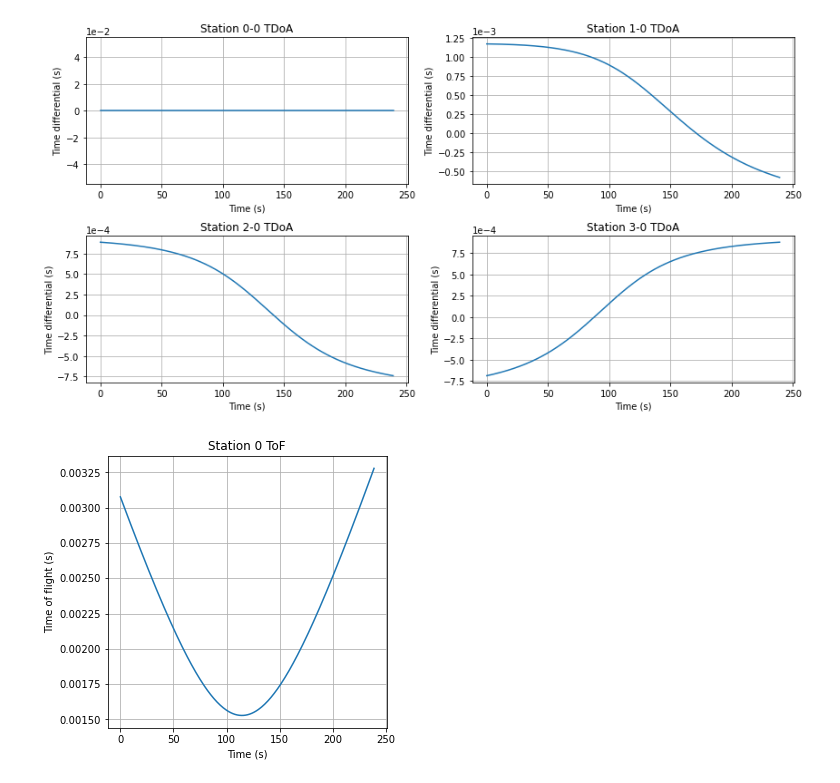
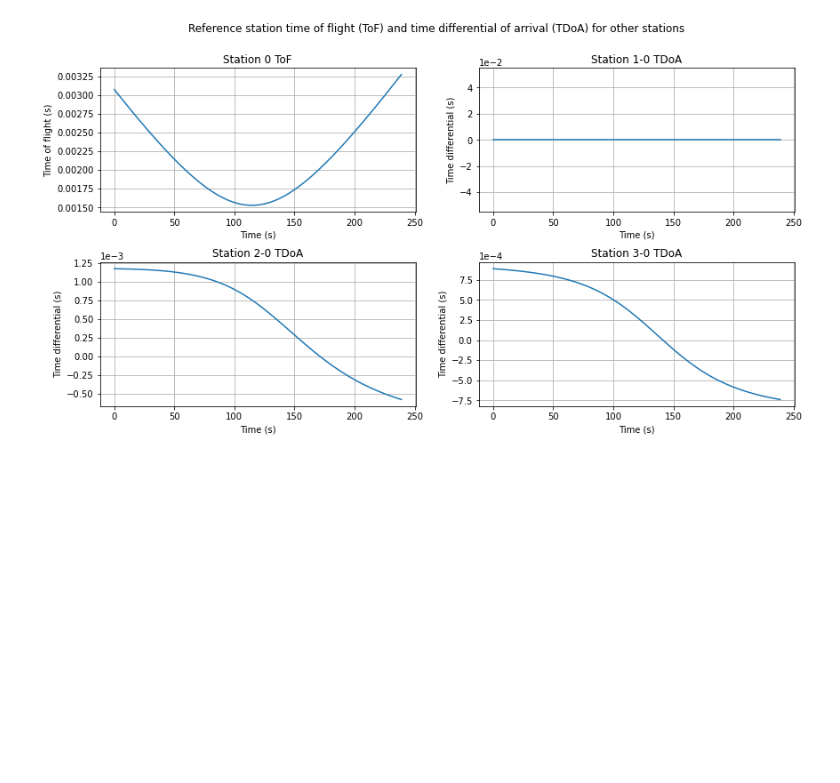
Before and after one commit to aerospaceresearch/orbitdeterminator, a Jupyter notebook: orbitdeterminator/doppler_determination/orbdet/notebooks/test_tdoa.ipynb, the cells around one changed output. Saved outputs shown, nothing was run; the diff lists cells and outputs as text; code cells hidden in the pictures; blank space fills up the shorter version.

Commit message:
TDoA works for given scenario, code cleanup.
- TDoA multilateration works for modified scenario with 4 observers.

```diff
--- a/orbitdeterminator/doppler_determination/orbdet/notebooks/test_tdoa.ipynb
+++ b/orbitdeterminator/doppler_determination/orbdet/notebooks/test_tdoa.ipynb
@@ -1,49 +1,26 @@
 # %%
 import time
 import numpy as np
 import argparse
 import os
 
 from astropy.time import Time   # Astropy 4.1rc1 is used
 
 from orbdet.utils.utils import *
 from orbdet.utils.utils_aux import *
 from orbdet.utils.utils_vis import *
 
 from scipy.optimize import fsolve
 
 %matplotlib inline
 
 np.random.seed(100)
 np.set_printoptions(precision=4)
 
-n_obs = 4
+x_0, t_sec, x_sat, x_obs, _ = get_example_scenario(id=3, frame='teme')
+tdoa, tof = get_tdoa_simulated(x_sat, x_obs)
+r, rr = range_range_rate(x_sat, x_obs)
 
-x_0, t_sec, x_sat_orbdyn_stm, x_obs_multiple, _ = get_example_scenario(id=3, frame='teme')
-tdoa, tof = get_tdoa_simulated(x_sat_orbdyn_stm, x_obs_multiple)
-r, rr = range_range_rate(x_sat_orbdyn_stm, x_obs_multiple)
-
-fig_1 = plt.figure(figsize=(14,7))
-
-for i in range(n_obs):
-    ax = fig_1.add_subplot(2, 2, i+1)
-    ax.plot(t_sec, tdoa[i,:])
-    ax.set_xlabel('Time (s)')
-    ax.set_ylabel('Time differential (s)')
-    ax.grid(':')
-    ax.title.set_text(f"Station {i}-0 TDoA")
-    plt.ticklabel_format(axis="y", style="sci", scilimits=(0,0))
-
-fig_1.subplots_adjust(hspace=0.35)
-
-fig_2 = plt.figure(figsize=(5,5))
-
-ax = fig_2.add_subplot(1, 1, 1)
-ax.plot(t_sec, tof[0,:])
-ax.set_xlabel('Time (s)')
-ax.set_ylabel('Time of flight (s)')
-ax.grid(':')
-ax.title.set_text(f"Station 0 ToF")
+fig = plot_tdoa(tdoa, tof, t_sec)
 # %% [output]
-[figure, old version]
+[figure, new version]
-[figure, removed]
```
Also changed, not shown: parts of 4 cells of this notebook, 4 other files.
